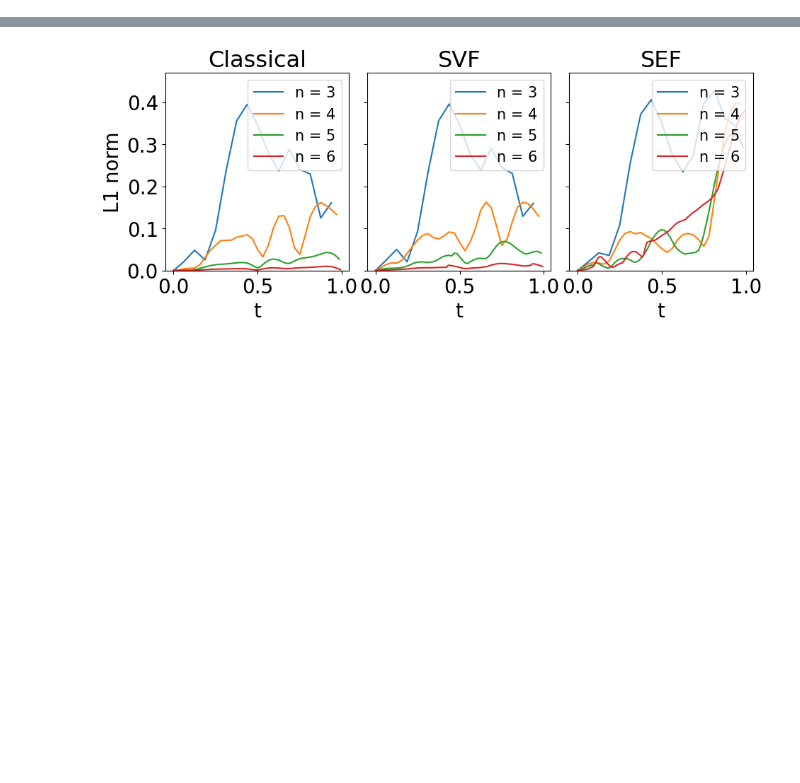
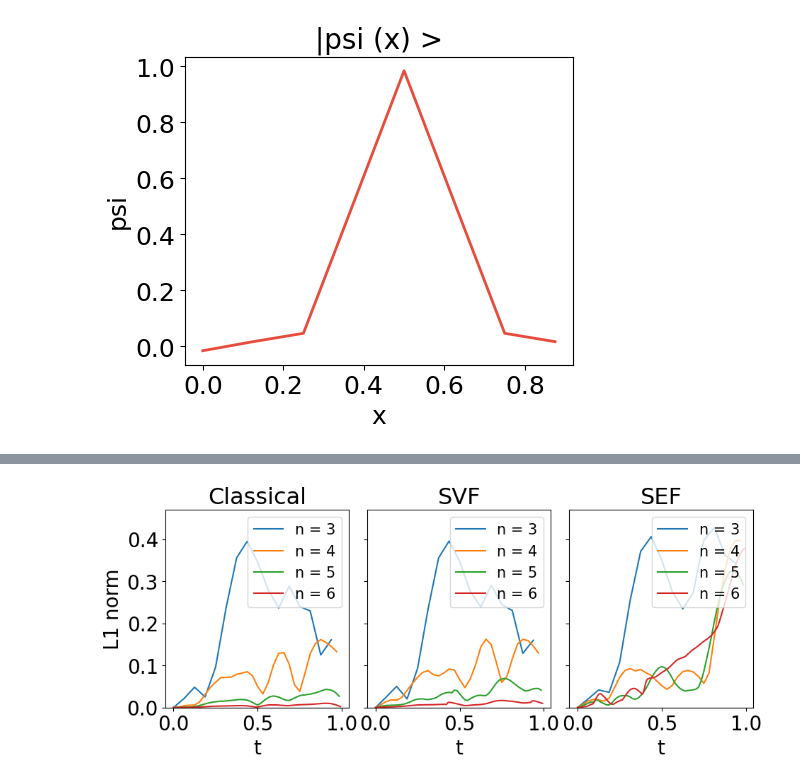
Before and after one commit to Paco7139/QC_IVPs, a Jupyter notebook: VQA.ipynb, the cells around one changed output, grey strips where cells are left out. Saved outputs shown, nothing was run; the diff lists cells and outputs as text; code cells hidden in the pictures; blank space fills up the shorter version.

```diff
--- a/VQA.ipynb
+++ b/VQA.ipynb
@@ -38,0 +64,16 @@ IVP.plotEvolution(EqNum=0,formalisms=[0,1,2])
+# %%
+# We construct an instance of the object with some
+# choosen parameters
+myIVP = ivp.Initial_Value_Problem(equation_name='advection',
+    NE=1,n=n,M=M,CFL=CFL,Nt=Nt,
+    initial_functions_array=[u0],
+    tol=1e-6,
+    shots=1000000000,
+    results_dir='Advection/Data/',
+    graphs_dir='Advection/Graphs/'
+)
+
+# This command plots the initial condition
+myIVP.plotState(myIVP.FastStateVector(myIVP.l0[0]))
+# %% [output]
+[figure, added]
```
Also changed, not shown: parts of 13 cells of this notebook.
